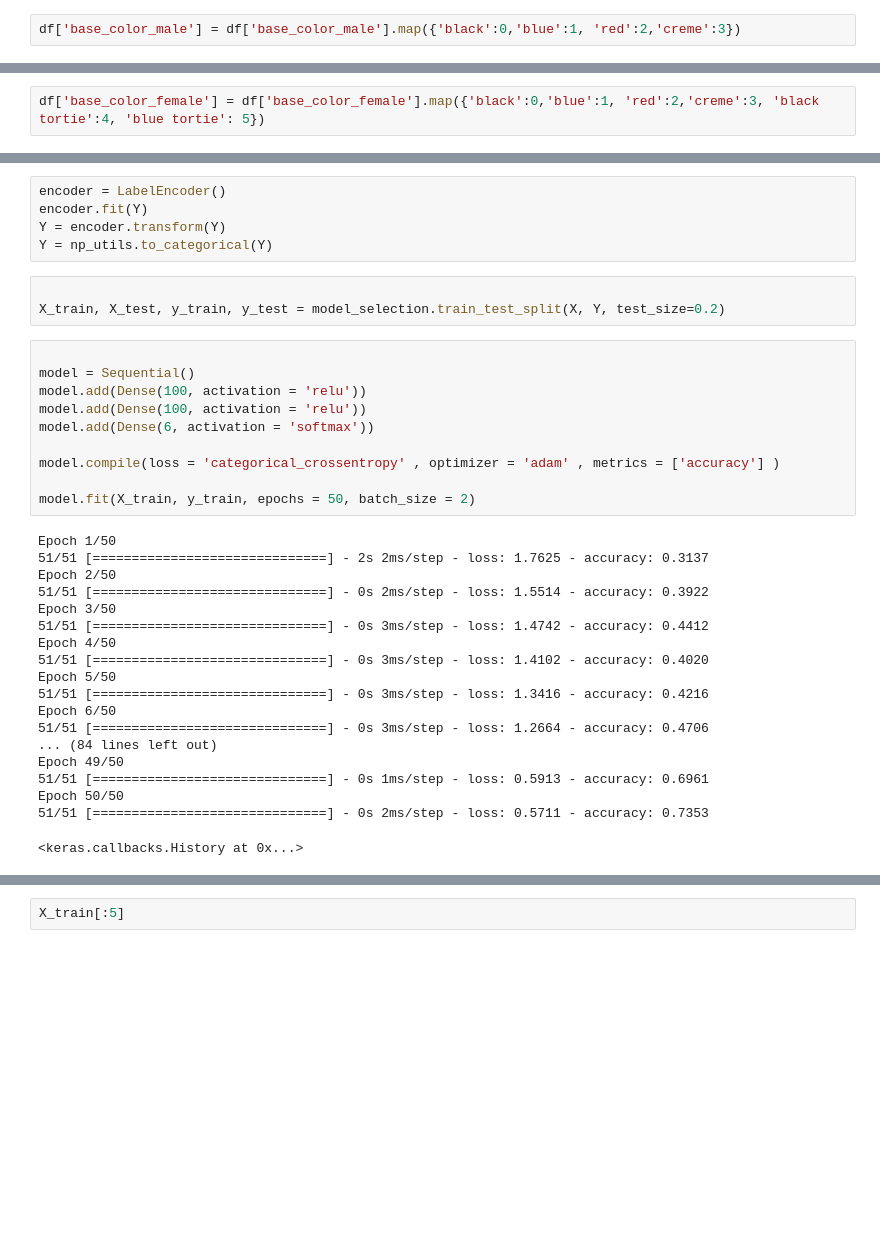
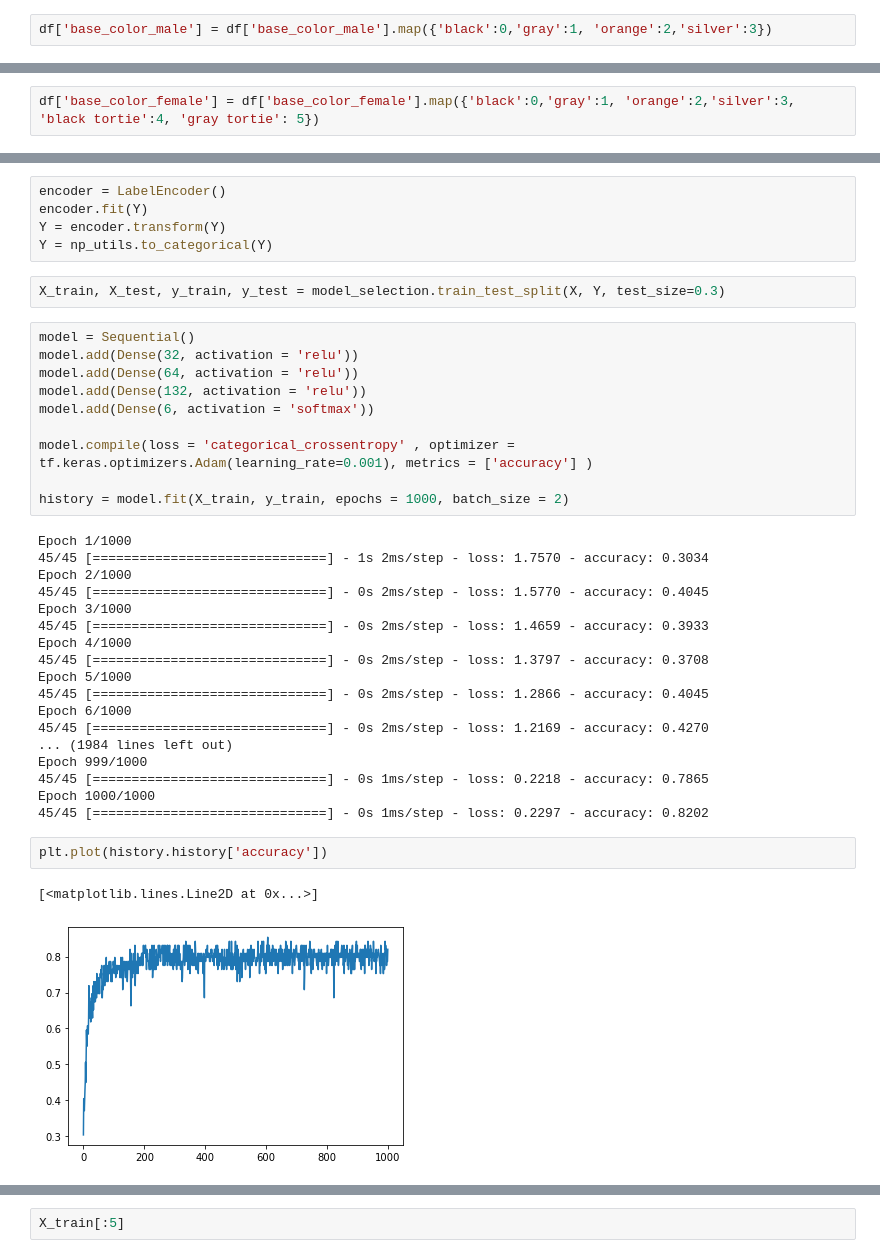
Before and after one commit to cat-pedigree/CatPedigree_ML_Model, a Jupyter notebook: multiclass-iris-prediction-with-tensorflow-keras.ipynb, the cells around one changed output, grey strips where cells are left out. Cells and saved outputs as stored; diff of their text form; blank space fills up the shorter version.

Commit message:
Optimizing and update model for pedigree

```diff
--- a/multiclass-iris-prediction-with-tensorflow-keras.ipynb
+++ b/multiclass-iris-prediction-with-tensorflow-keras.ipynb
@@ -170,5 +184,5 @@ array(['black', 'blue', 'red', 'creme'], dtype=object)
 # %%
-df['base_color_male'] = df['base_color_male'].map({'black':0,'blue':1, 'red':2,'creme':3})
+df['base_color_male'] = df['base_color_male'].map({'black':0,'gray':1, 'orange':2,'silver':3})
 # %%
 df['base_color_female'].unique()
 # %% [output]
@@ -176,3 +190,3 @@ array(['black', 'blue', 'red', 'creme', 'black tortie', 'blue tortie'],
       dtype=object)
 # %%
-df['base_color_female'] = df['base_color_female'].map({'black':0,'blue':1, 'red':2,'creme':3, 'black tortie':4, 'blue tortie': 5})
+df['base_color_female'] = df['base_color_female'].map({'black':0,'gray':1, 'orange':2,'silver':3, 'black tortie':4, 'gray tortie': 5})
@@ -216,37 +235,40 @@ encoder.fit(Y)
 Y = encoder.transform(Y)
 Y = np_utils.to_categorical(Y)
 # %%
-
-X_train, X_test, y_train, y_test = model_selection.train_test_split(X, Y, test_size=0.2)
+X_train, X_test, y_train, y_test = model_selection.train_test_split(X, Y, test_size=0.3)
 # %%
-
 model = Sequential()
-model.add(Dense(100, activation = 'relu'))
-model.add(Dense(100, activation = 'relu'))
+model.add(Dense(32, activation = 'relu'))
+model.add(Dense(64, activation = 'relu'))
+model.add(Dense(132, activation = 'relu'))
 model.add(Dense(6, activation = 'softmax'))
 
-model.compile(loss = 'categorical_crossentropy' , optimizer = 'adam' , metrics = ['accuracy'] )
+model.compile(loss = 'categorical_crossentropy' , optimizer = tf.keras.optimizers.Adam(learning_rate=0.001), metrics = ['accuracy'] )
 
-model.fit(X_train, y_train, epochs = 50, batch_size = 2)
+history = model.fit(X_train, y_train, epochs = 1000, batch_size = 2)
 # %% [output]
-Epoch 1/50
-51/51 [==============================] - 2s 2ms/step - loss: 1.7625 - accuracy: 0.3137
-Epoch 2/50
-51/51 [==============================] - 0s 2ms/step - loss: 1.5514 - accuracy: 0.3922
-Epoch 3/50
-51/51 [==============================] - 0s 3ms/step - loss: 1.4742 - accuracy: 0.4412
-Epoch 4/50
-51/51 [==============================] - 0s 3ms/step - loss: 1.4102 - accuracy: 0.4020
-Epoch 5/50
-51/51 [==============================] - 0s 3ms/step - loss: 1.3416 - accuracy: 0.4216
-Epoch 6/50
-51/51 [==============================] - 0s 3ms/step - loss: 1.2664 - accuracy: 0.4706
-... (84 lines left out)
-Epoch 49/50
-51/51 [==============================] - 0s 1ms/step - loss: 0.5913 - accuracy: 0.6961
-Epoch 50/50
-51/51 [==============================] - 0s 2ms/step - loss: 0.5711 - accuracy: 0.7353
+Epoch 1/1000
+45/45 [==============================] - 1s 2ms/step - loss: 1.7570 - accuracy: 0.3034
+Epoch 2/1000
+45/45 [==============================] - 0s 2ms/step - loss: 1.5770 - accuracy: 0.4045
+Epoch 3/1000
+45/45 [==============================] - 0s 2ms/step - loss: 1.4659 - accuracy: 0.3933
+Epoch 4/1000
+45/45 [==============================] - 0s 2ms/step - loss: 1.3797 - accuracy: 0.3708
+Epoch 5/1000
+45/45 [==============================] - 0s 2ms/step - loss: 1.2866 - accuracy: 0.4045
+Epoch 6/1000
+45/45 [==============================] - 0s 2ms/step - loss: 1.2169 - accuracy: 0.4270
+... (1984 lines left out)
+Epoch 999/1000
+45/45 [==============================] - 0s 1ms/step - loss: 0.2218 - accuracy: 0.7865
+Epoch 1000/1000
+45/45 [==============================] - 0s 1ms/step - loss: 0.2297 - accuracy: 0.8202
-<keras.callbacks.History at 0x...>
+# %%
+plt.plot(history.history['accuracy'])
+# %% [output]
+[<matplotlib.lines.Line2D at 0x...>]
+[figure, added]
 # %%
 for i in range(1, len(X_test)):
     pred = model.predict(X_test)[i]
```
Also changed, not shown: parts of 19 cells of this notebook, 6 other files.
